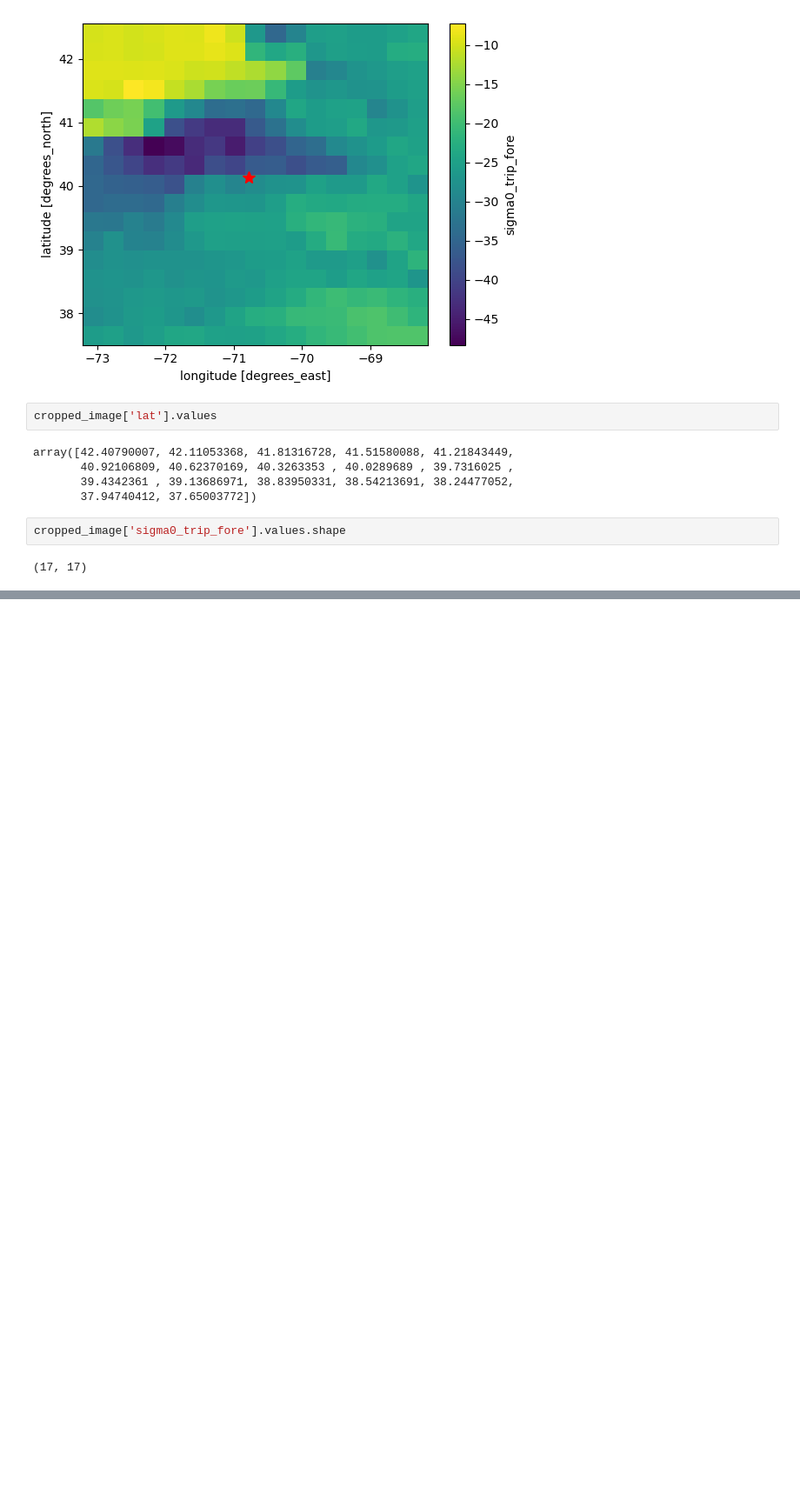
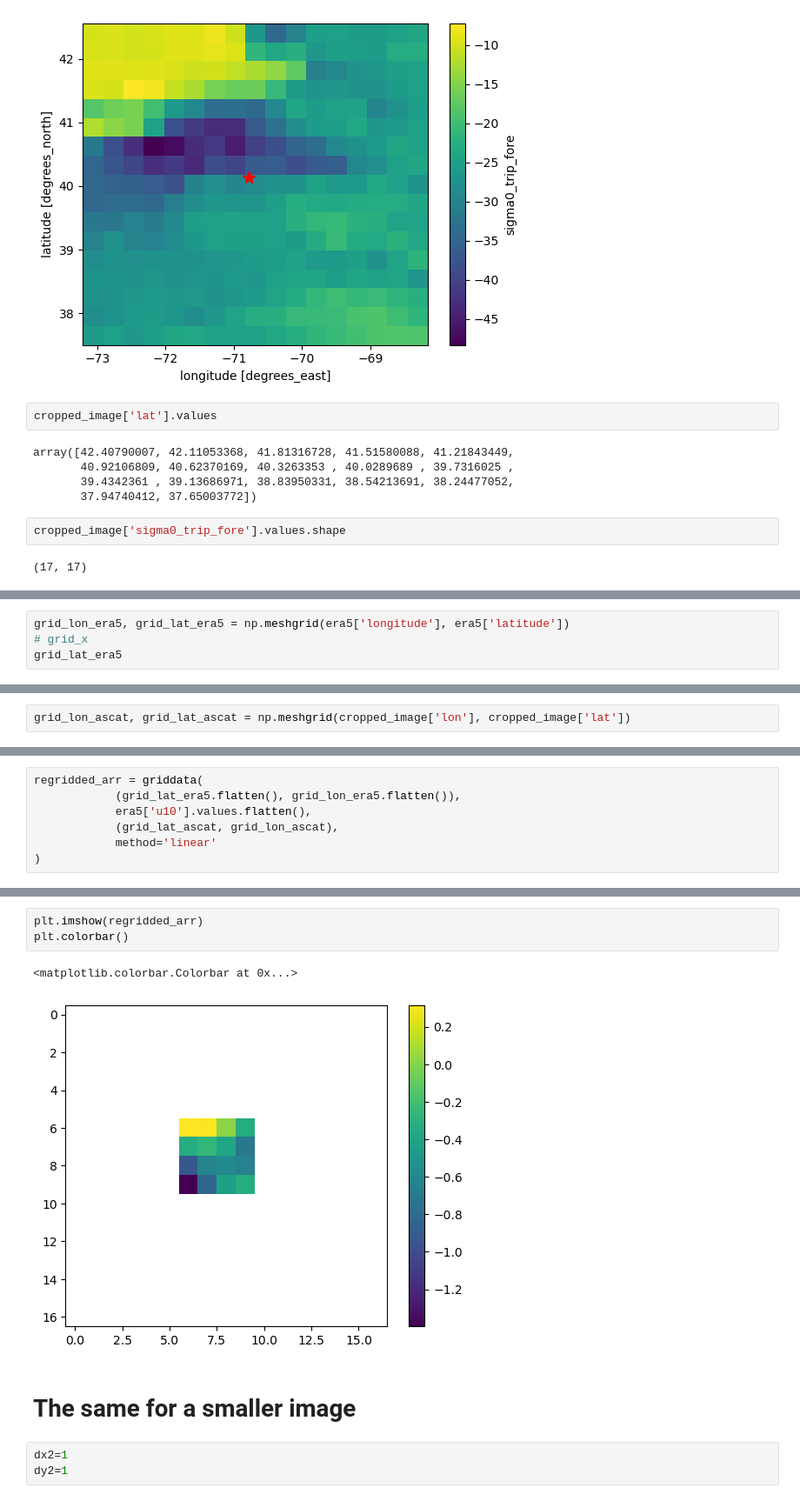
Before and after one commit to metno/machine-ocean-satdata, a Jupyter notebook: notebooks/ml/ascat_ml/whoi/cnn/test_regrid_era5_to_ascat-Copy1.ipynb, the cells around one changed output, grey strips where cells are left out. Shown at 87% size. Cells and saved outputs as stored; diff of their text form; blank space fills up the shorter version.

```diff
--- a/notebooks/ml/ascat_ml/whoi/cnn/test_regrid_era5_to_ascat-Copy1.ipynb
+++ b/notebooks/ml/ascat_ml/whoi/cnn/test_regrid_era5_to_ascat-Copy1.ipynb
@@ -179,0 +200,4 @@ KeyError: (367, 165)
+# %%
+grid_lon_era5, grid_lat_era5 = np.meshgrid(era5['longitude'], era5['latitude'])
+# grid_x
+grid_lat_era5
@@ -179,0 +220,2 @@ KeyError: (367, 165)
+# %%
+grid_lon_ascat, grid_lat_ascat = np.meshgrid(cropped_image['lon'], cropped_image['lat'])
@@ -179,0 +273,7 @@ KeyError: (367, 165)
+# %%
+regridded_arr = griddata(
+            (grid_lat_era5.flatten(), grid_lon_era5.flatten()),
+            era5['u10'].values.flatten(),
+            (grid_lat_ascat, grid_lon_ascat),
+            method='linear'
+)
@@ -179,0 +338,11 @@ KeyError: (367, 165)
+# %%
+plt.imshow(regridded_arr)
+plt.colorbar()
+# %% [output]
+<matplotlib.colorbar.Colorbar at 0x...>
+[figure, added]
+# %% [markdown]
+# The same for a smaller image
+# %%
+dx2=1
+dy2=1
```
Also changed, not shown: parts of 62 cells of this notebook, 45 other files.
